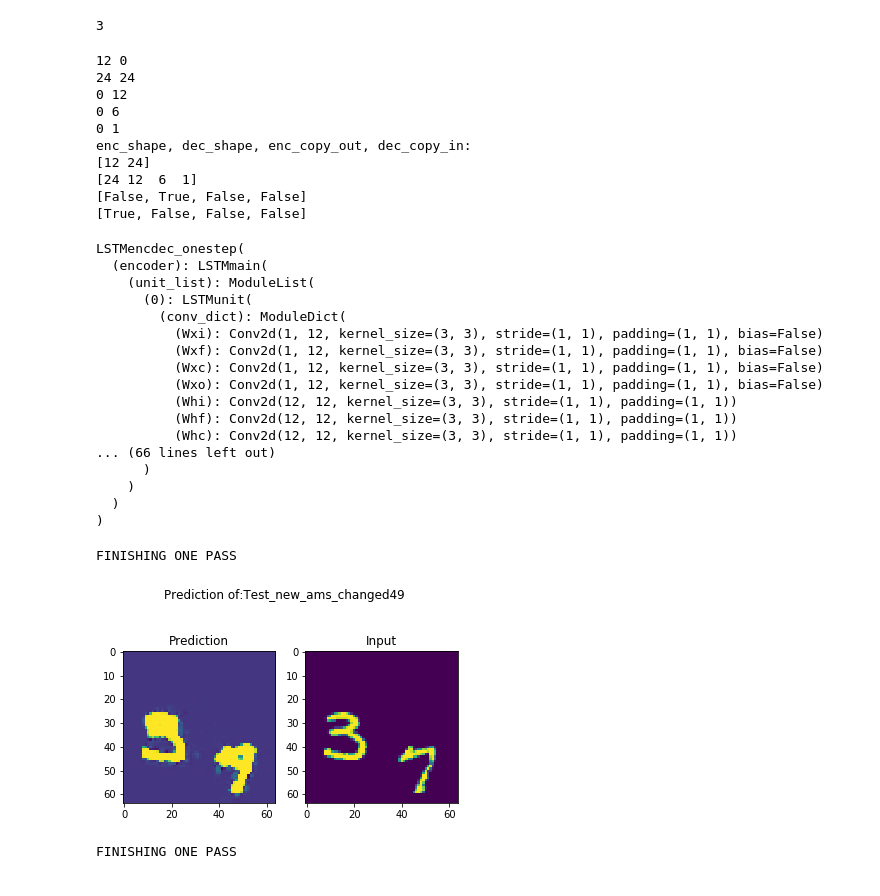
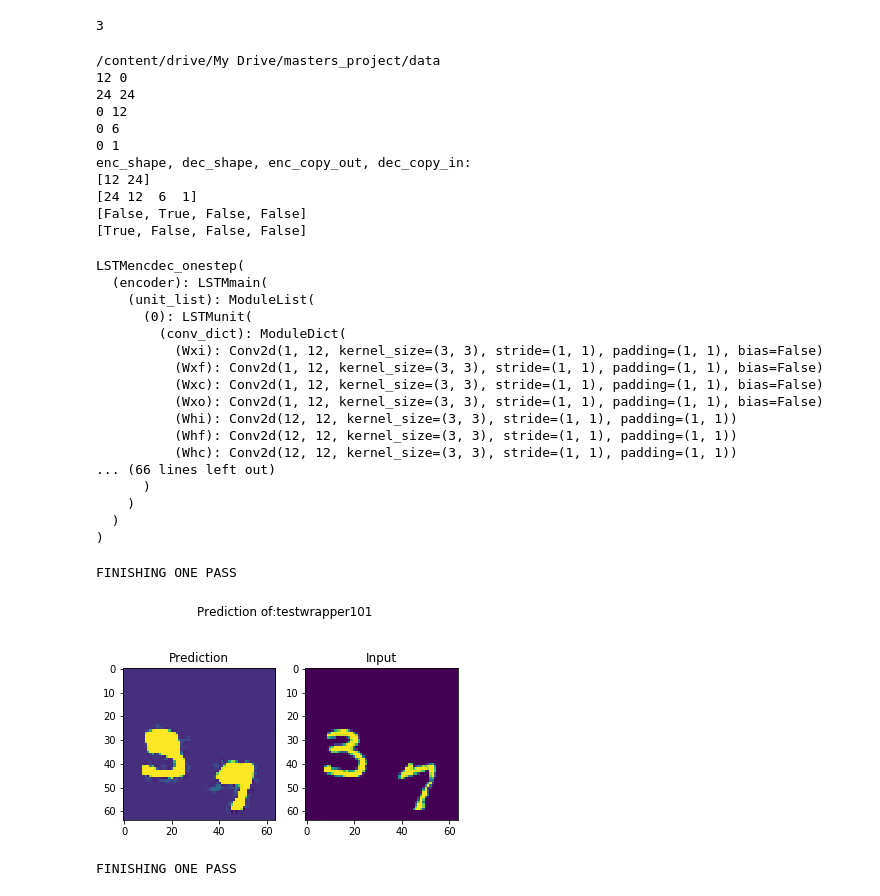
Before and after one commit to Garethlomax/acse-9-independent-research-project-Garethlomax, a Jupyter notebook: mastersproject.ipynb, the cells around one changed output. Drawn from its saved outputs; the diff is of its cells as text; code cells hidden in the pictures.

```diff
--- a/mastersproject.ipynb
+++ b/mastersproject.ipynb
@@ -1513,10 +1513,12 @@ len([True, False, False])
 # %% [output]
 3
 # %%
+%cd /content/drive/My Drive/masters_project/data/
 test_model = LSTMencdec_onestep(structure, 1, kernel_size = 3).to(device)
-test_model.load_state_dict(torch.load(F"Test_new_ams_changed49.pth"))
+test_model.load_state_dict(torch.load(F"testwrapper101.pth"))
 test_model.eval()
 # %% [output]
+/content/drive/My Drive/masters_project/data
 12 0
 24 24
 0 12
@@ -1586,10 +1588,10 @@ def test_image_save(model, train_loader, name):
     fig.suptitle("Prediction of:" + name)
     fig.savefig(name + "comparison.pdf")
 # %%
-test_image_save(test_model, train_loader, "Test_new_ams_changed49")
+test_image_save(test_model, train_loader, "testwrapper101")
 # %% [output]
 FINISHING ONE PASS
-[figure, old version]
+[figure, new version]
 # %%
 with torch.no_grad():
 #     x = test_model(torch.unsqueeze(train[0][0], 0).cuda())
```
Also changed, not shown: parts of 9 cells of this notebook.
